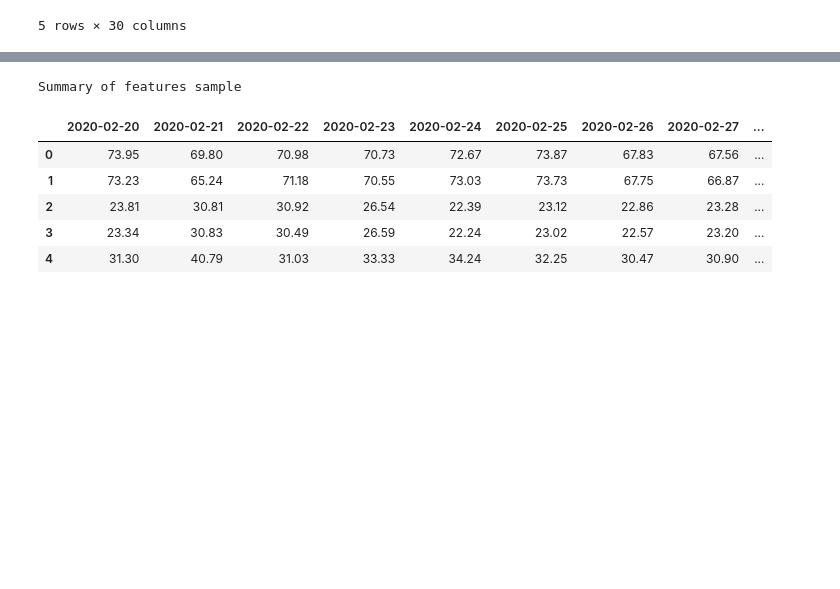
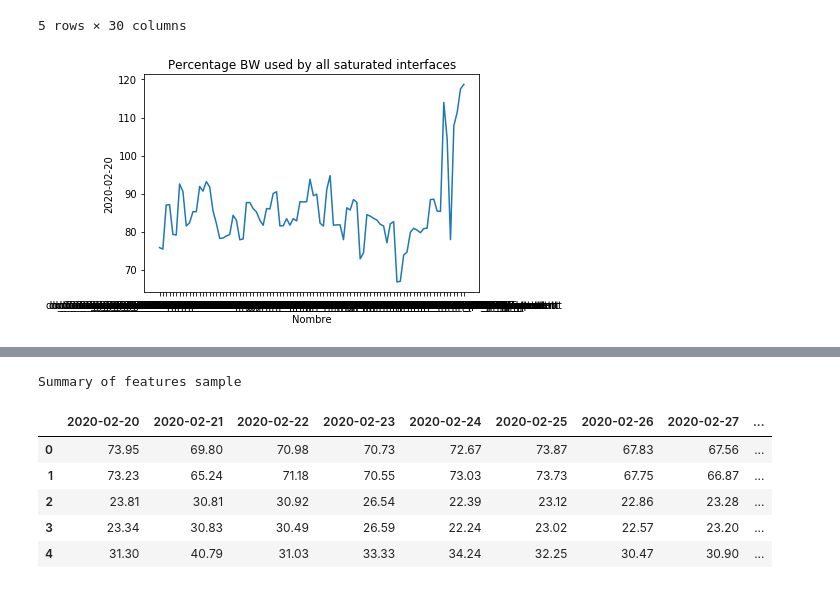
Before and after one commit to acorderor/XTOL-Final-Project, a Jupyter notebook: FinalProject.ipynb, the cells around one changed output, grey strips where cells are left out. Cells and saved outputs as stored; diff of their text form; code cells hidden in the pictures; blank space fills up the shorter version.

```diff
--- a/FinalProject.ipynb
+++ b/FinalProject.ipynb
@@ -261,3 +261,11 @@ saturadas.head()
 | 89 | dn_Cartago_d0_7_1_Bandwidth+OUT_p... | 87.08 | 85.14 | 82.70 | 83.16 | 78.51 | 82.65 | 80.22 | ... |
 | 91 | dn_Cartago_d1_0_0_Bandwidth+OUT_p... | 79.26 | 81.27 | 78.74 | 84.29 | 78.88 | 78.64 | 76.76 | ... |
 5 rows × 30 columns
+# %%
+# Comportamiento de Interfaces saturadas el 20 de febrero
+bw_chart= sns.lineplot(x="Nombre",
+                       y="2020-02-20",
+                       data=saturadas).set_title('Percentage BW used by all saturated interfaces')
+plt.show()
+# %% [output]
+[figure, added]
```
Also changed, not shown: parts of 16 cells of this notebook.
